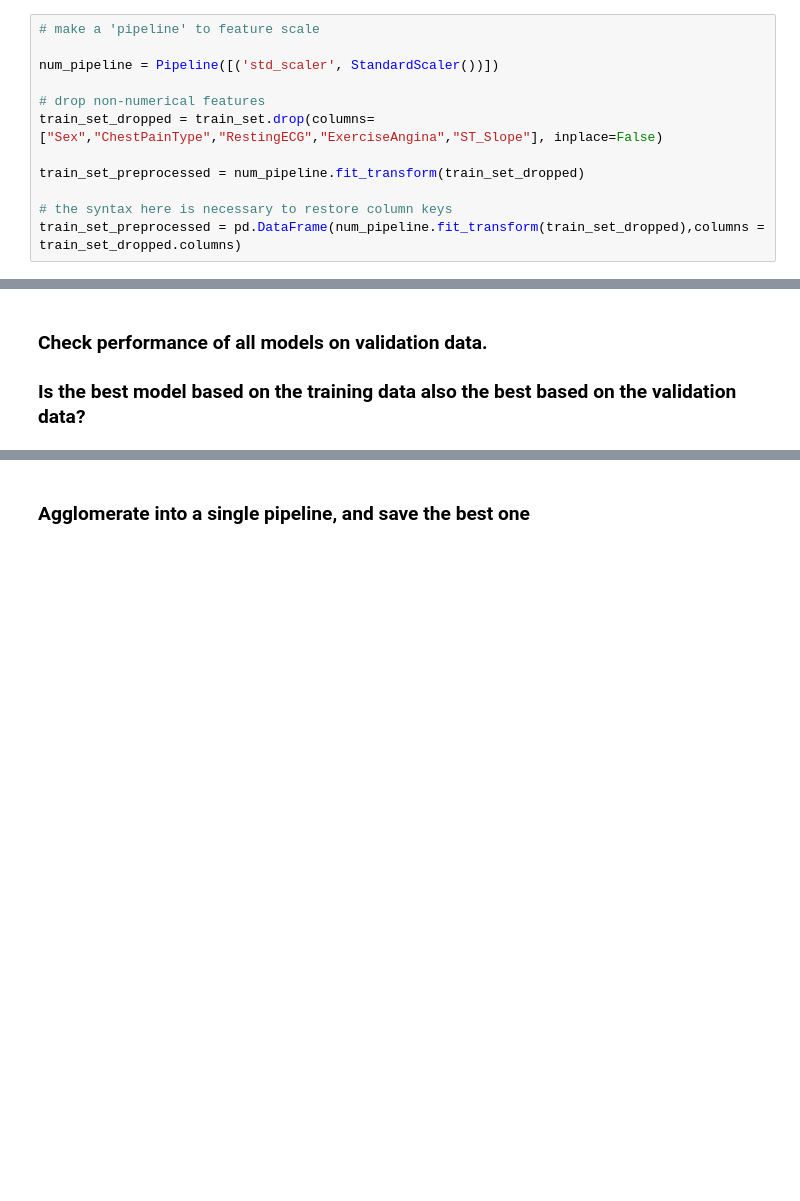
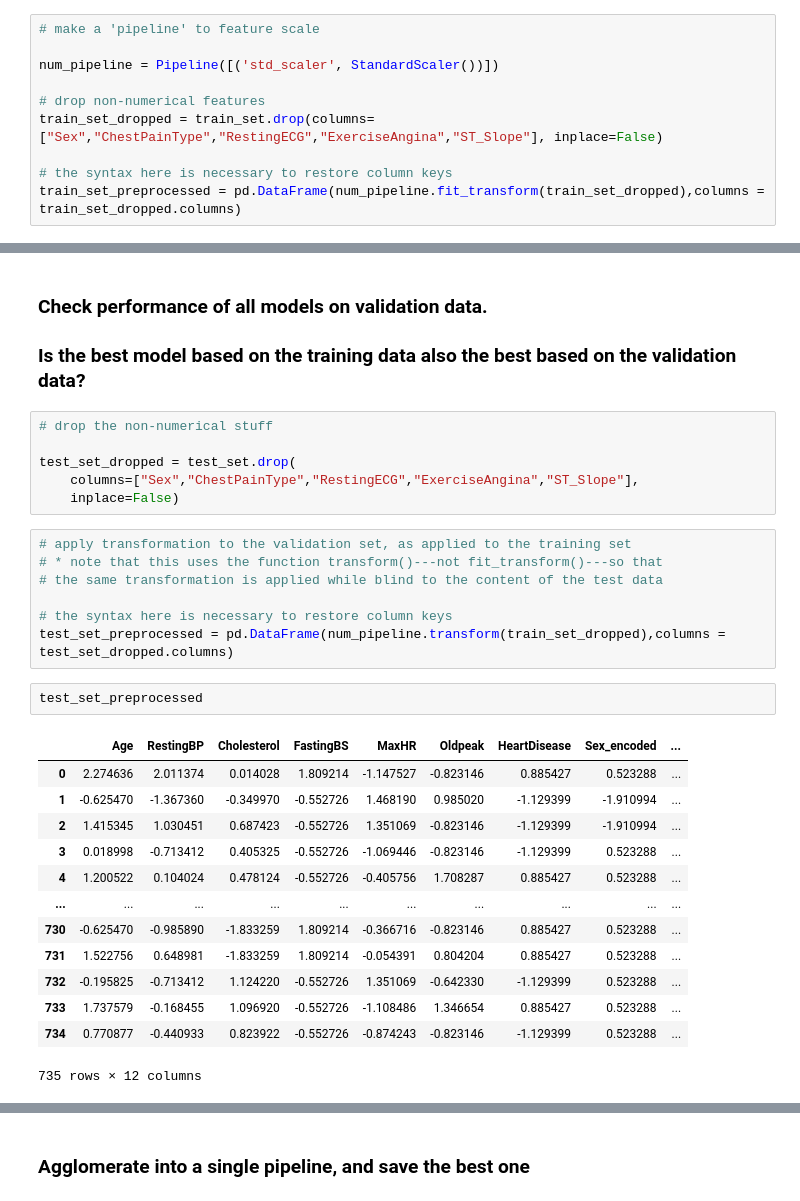
Before and after one commit to mwanakijiji/ml, a Jupyter notebook: notebooks_for_development/chpt_2_exercises.ipynb, the cells around one changed output, grey strips where cells are left out. Saved outputs shown, nothing was run; the diff lists cells and outputs as text; blank space fills up the shorter version.

```diff
--- a/notebooks_for_development/chpt_2_exercises.ipynb
+++ b/notebooks_for_development/chpt_2_exercises.ipynb
@@ -179,8 +178,6 @@ num_pipeline = Pipeline([('std_scaler', StandardScaler())])
 # drop non-numerical features
 train_set_dropped = train_set.drop(columns=["Sex","ChestPainType","RestingECG","ExerciseAngina","ST_Slope"], inplace=False)
 
-train_set_preprocessed = num_pipeline.fit_transform(train_set_dropped)
-
 # the syntax here is necessary to restore column keys
 train_set_preprocessed = pd.DataFrame(num_pipeline.fit_transform(train_set_dropped),columns = train_set_dropped.columns)
 # %% [markdown]
@@ -432,3 +569,32 @@ dict_keys(['memory', 'steps', 'verbose', 'lin_reg', 'lin_reg__copy_X', 'lin_reg_
 # %% [markdown]
 ### Check performance of all models on validation data.
 ### Is the best model based on the training data also the best based on the validation data?
+# %%
+# drop the non-numerical stuff
+
+test_set_dropped = test_set.drop(
+    columns=["Sex","ChestPainType","RestingECG","ExerciseAngina","ST_Slope"],
+    inplace=False)
+# %%
+# apply transformation to the validation set, as applied to the training set
+# * note that this uses the function transform()---not fit_transform()---so that
+# the same transformation is applied while blind to the content of the test data
+
+# the syntax here is necessary to restore column keys
+test_set_preprocessed = pd.DataFrame(num_pipeline.transform(train_set_dropped),columns = test_set_dropped.columns)
+# %%
+test_set_preprocessed
+# %% [output]
+|  | Age | RestingBP | Cholesterol | FastingBS | MaxHR | Oldpeak | HeartDisease | Sex_encoded | ... |
+| 0 | 2.274636 | 2.011374 | 0.014028 | 1.809214 | -1.147527 | -0.823146 | 0.885427 | 0.523288 | ... |
+| 1 | -0.625470 | -1.367360 | -0.349970 | -0.552726 | 1.468190 | 0.985020 | -1.129399 | -1.910994 | ... |
+| 2 | 1.415345 | 1.030451 | 0.687423 | -0.552726 | 1.351069 | -0.823146 | -1.129399 | -1.910994 | ... |
+| 3 | 0.018998 | -0.713412 | 0.405325 | -0.552726 | -1.069446 | -0.823146 | -1.129399 | 0.523288 | ... |
+| 4 | 1.200522 | 0.104024 | 0.478124 | -0.552726 | -0.405756 | 1.708287 | 0.885427 | 0.523288 | ... |
+| ... | ... | ... | ... | ... | ... | ... | ... | ... | ... |
+| 730 | -0.625470 | -0.985890 | -1.833259 | 1.809214 | -0.366716 | -0.823146 | 0.885427 | 0.523288 | ... |
+| 731 | 1.522756 | 0.648981 | -1.833259 | 1.809214 | -0.054391 | 0.804204 | 0.885427 | 0.523288 | ... |
+| 732 | -0.195825 | -0.713412 | 1.124220 | -0.552726 | 1.351069 | -0.642330 | -1.129399 | 0.523288 | ... |
+| 733 | 1.737579 | -0.168455 | 1.096920 | -0.552726 | -1.108486 | 1.346654 | 0.885427 | 0.523288 | ... |
+| 734 | 0.770877 | -0.440933 | 0.823922 | -0.552726 | -0.874243 | -0.823146 | -1.129399 | 0.523288 | ... |
+735 rows × 12 columns
```
Also changed, not shown: parts of 29 cells of this notebook.
